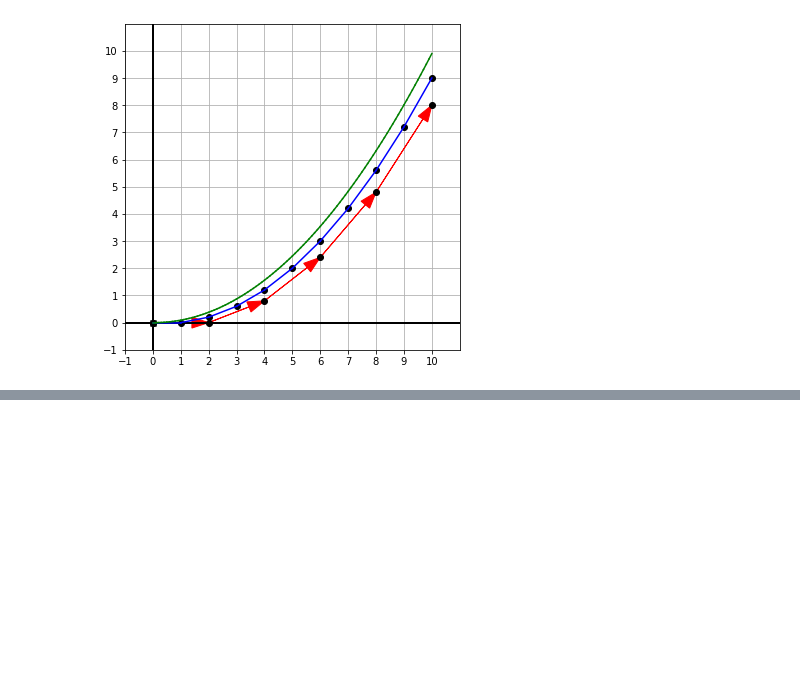
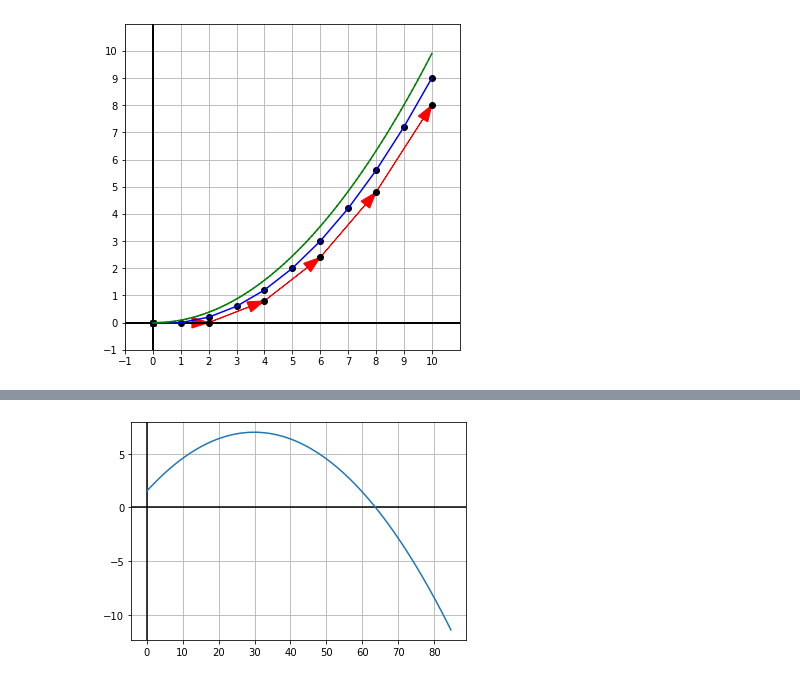
Before and after one commit to Sakurajima-sight/Mathematics-for-programmers-Python, a Jupyter notebook: Chapter 09/Untitled.ipynb, the cells around one changed output, grey strips where cells are left out. Saved outputs shown, nothing was run; the diff lists cells and outputs as text; code cells hidden in the pictures; blank space fills up the shorter version.

```diff
--- a/Chapter 09/Untitled.ipynb
+++ b/Chapter 09/Untitled.ipynb
@@ -133,0 +161,13 @@ draw2d(
+# %%
+t=0
+s=(0,0)
+v=(1,0)
+a=(0,0.2)
+dt=0.0001
+steps=100_000
+positions=[s]
+for _ in range(0,steps):
+    t+=dt
+    s=add(s,scale(dt,v))
+    v=add(v,scale(dt,a))
+    positions.append(s)
@@ -133,0 +178,11 @@ draw2d(
+# %%
+def eulers_method(s0,v0,a,total_time,step_count):
+    trajectory=[s0]
+    s=s0
+    v=v0
+    dt=total_time/step_count
+    for _ in range(0,step_count):
+        s=add(s,scale(dt,v))
+        v=add(v,scale(dt,a))
+        trajectory.append(s)
+    return trajectory
@@ -133,0 +218,21 @@ draw2d(
+# %%
+angle=20*pi/180
+s0=(0,1.5)
+v0=(30*cos(angle),30*sin(angle))
+a=(0,-9.81)
+
+result=eulers_method(s0,v0,a,3,100)
+result_segment=[Segment2D(result[i],result[i+1],color='red') for i in range(len(result)-1)]
+
+x_major_locator=MultipleLocator(10)#以每10显示
+y_major_locator=MultipleLocator(5)#以每5显示
+ax=plt.gca()
+ax.xaxis.set_major_locator(x_major_locator)
+ax.yaxis.set_major_locator(y_major_locator)
+plt.axvline(0,color='black')
+plt.axhline(0,color='black')
+x,y=zip(*result)
+plt.plot(x,y)
+plt.grid()
+# %% [output]
+[figure, added]
```
Also changed, not shown: parts of 17 cells of this notebook, 2 other files.
